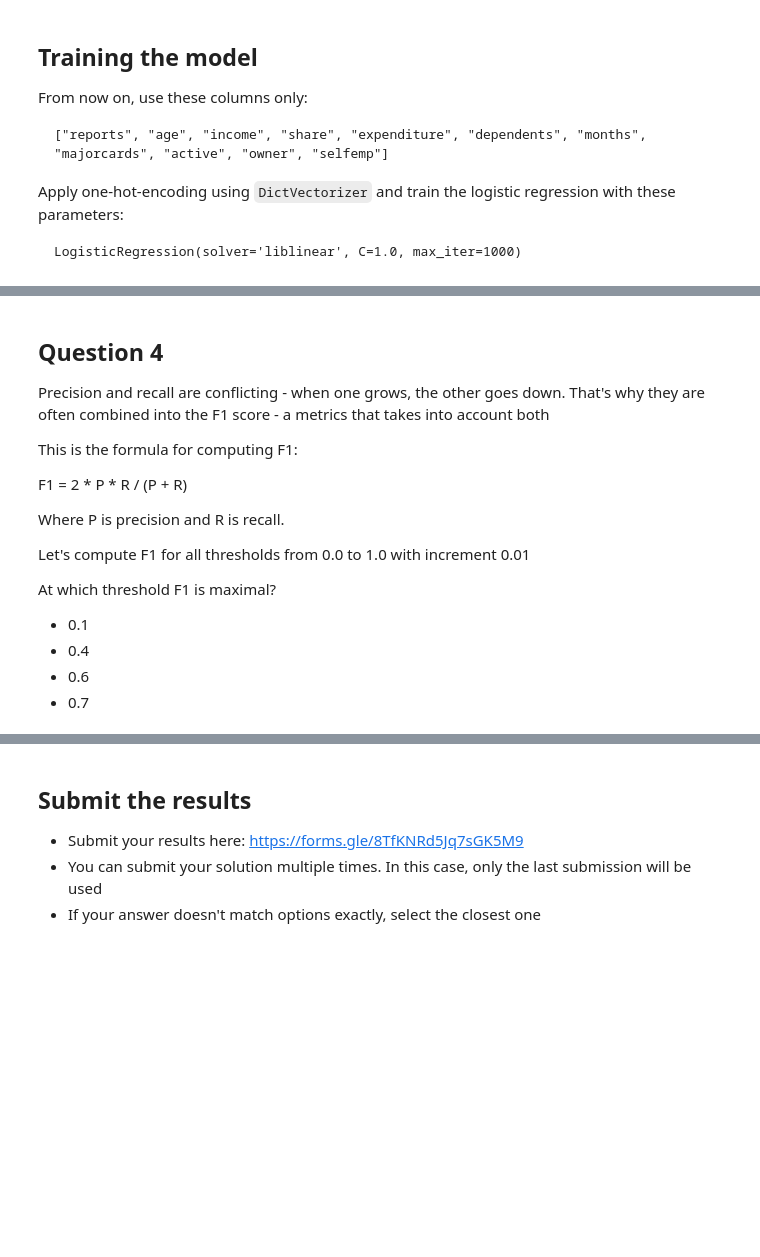
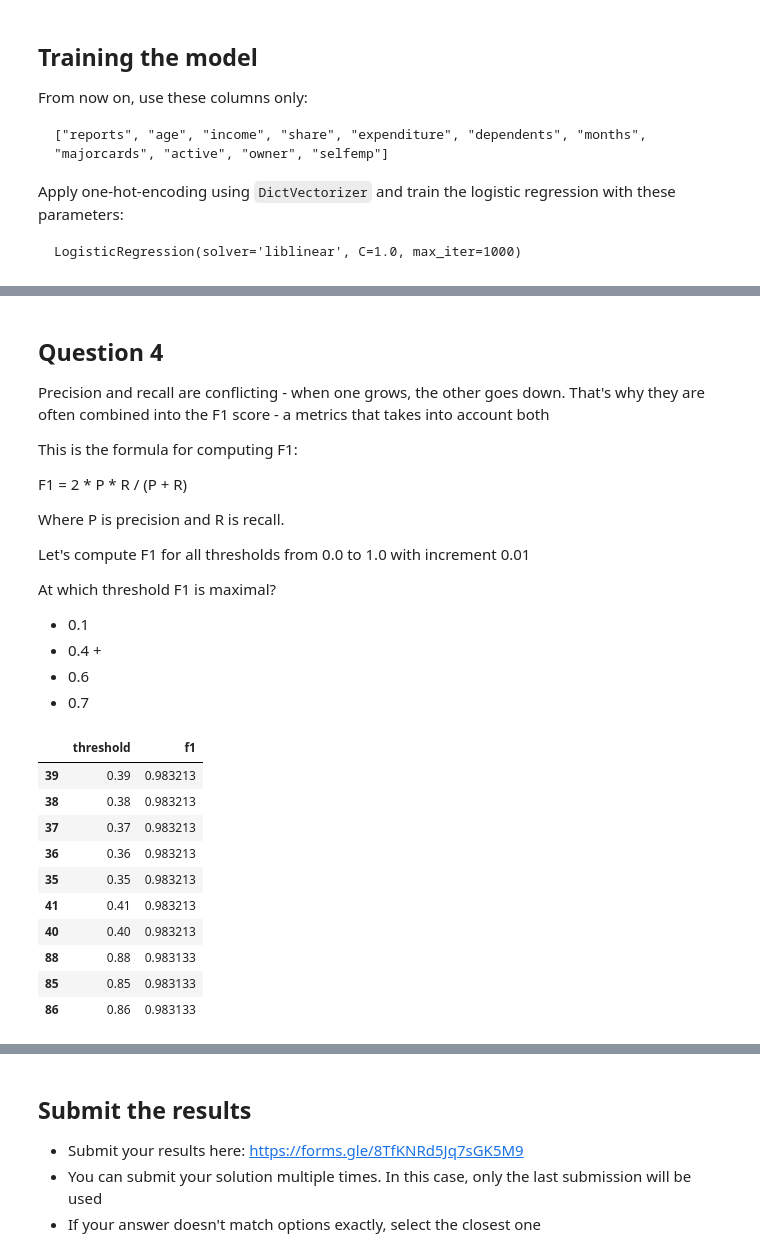
Before and after one commit to yachtsman/ml-zoomcamp-2022, a Jupyter notebook: 04-evaluation/04-Homework_st.ipynb, the cells around one changed output, grey strips where cells are left out. Drawn from its saved outputs; the diff is of its cells as text; code cells hidden in the pictures; blank space fills up the shorter version.

```diff
--- a/04-evaluation/04-Homework_st.ipynb
+++ b/04-evaluation/04-Homework_st.ipynb
@@ -181,9 +258,52 @@ Let's compute F1 for all thresholds from 0.0 to 1.0 with increment 0.01
 At which threshold F1 is maximal?
 
 - 0.1
-- 0.4
+- 0.4 +
 - 0.6
 - 0.7
+# %%
+def f1_dataframe(y_val, y_pred):
+    scores = []
+
+    thresholds = np.linspace(0, 1, 101)
+
+    for t in thresholds:
+        actual_positive = (y_val == 1)
+        actual_negative = (y_val == 0)
+
+        predict_positive = (y_pred >= t)
+        predict_negative = (y_pred < t)
+
+        tp = (predict_positive & actual_positive).sum()
+        tn = (predict_negative & actual_negative).sum()
+
+        fp = (predict_positive & actual_negative).sum()
+        fn = (predict_negative & actual_positive).sum()
+
+        p = tp / (tp + fp)
+        r = tp / (tp + fn)
+
+        f1 = 2 * p * r / (p + r)
+        scores.append((t, f1))
+
+    columns = ['threshold', 'f1']
+    df_scores = pd.DataFrame(scores, columns=columns)
+
+    return df_scores.sort_values('f1', ascending=False).head(10)
+# %%
+f1_dataframe(y_val, y_pred)
+# %% [output]
+|  | threshold | f1 |
+| 39 | 0.39 | 0.983213 |
+| 38 | 0.38 | 0.983213 |
+| 37 | 0.37 | 0.983213 |
+| 36 | 0.36 | 0.983213 |
+| 35 | 0.35 | 0.983213 |
+| 41 | 0.41 | 0.983213 |
+| 40 | 0.40 | 0.983213 |
+| 88 | 0.88 | 0.983133 |
+| 85 | 0.85 | 0.983133 |
+| 86 | 0.86 | 0.983133 |
 # %% [markdown]
 ## Question 5
 
```
Also changed, not shown: parts of 26 cells of this notebook, 1 other file.
